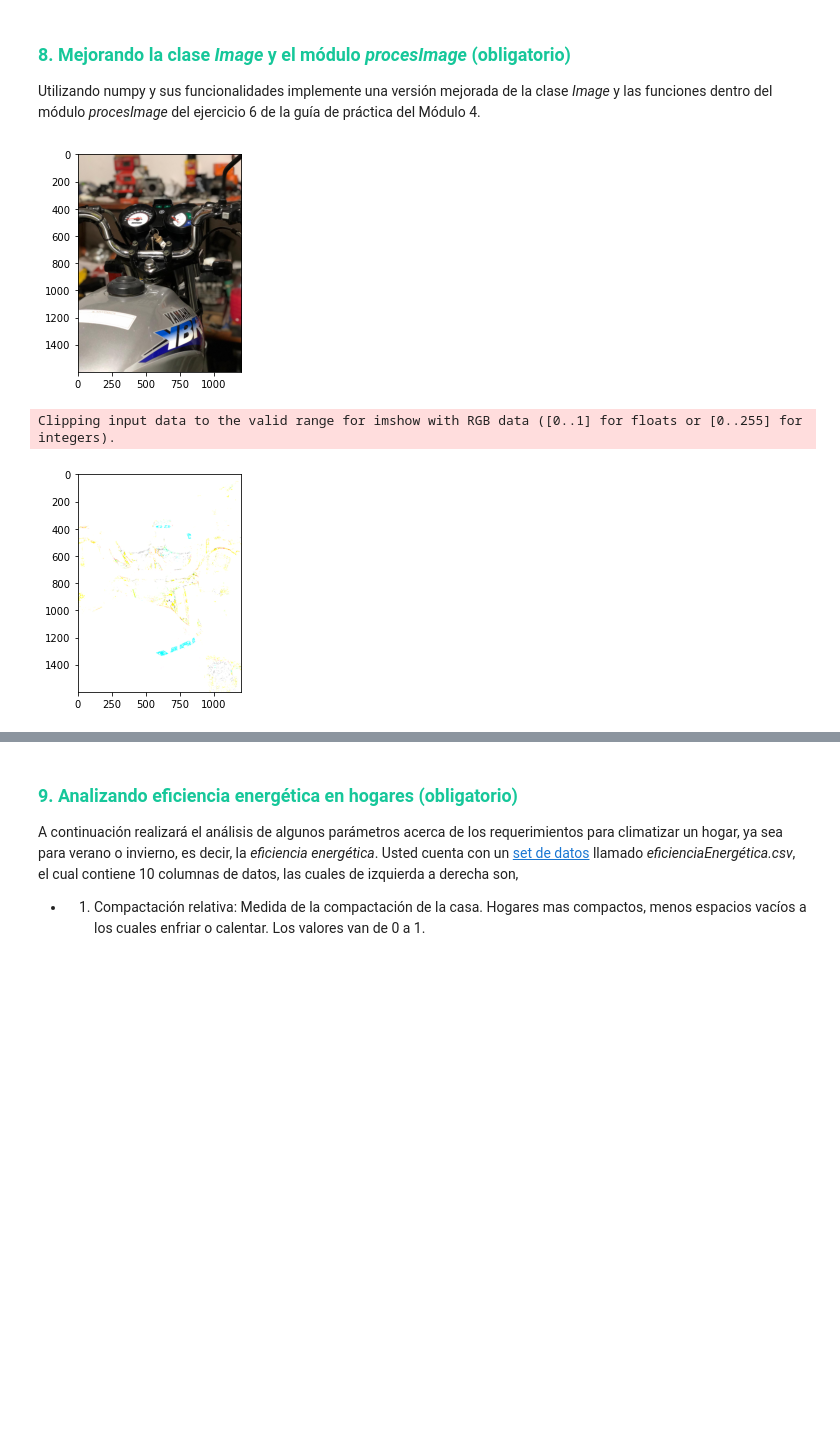
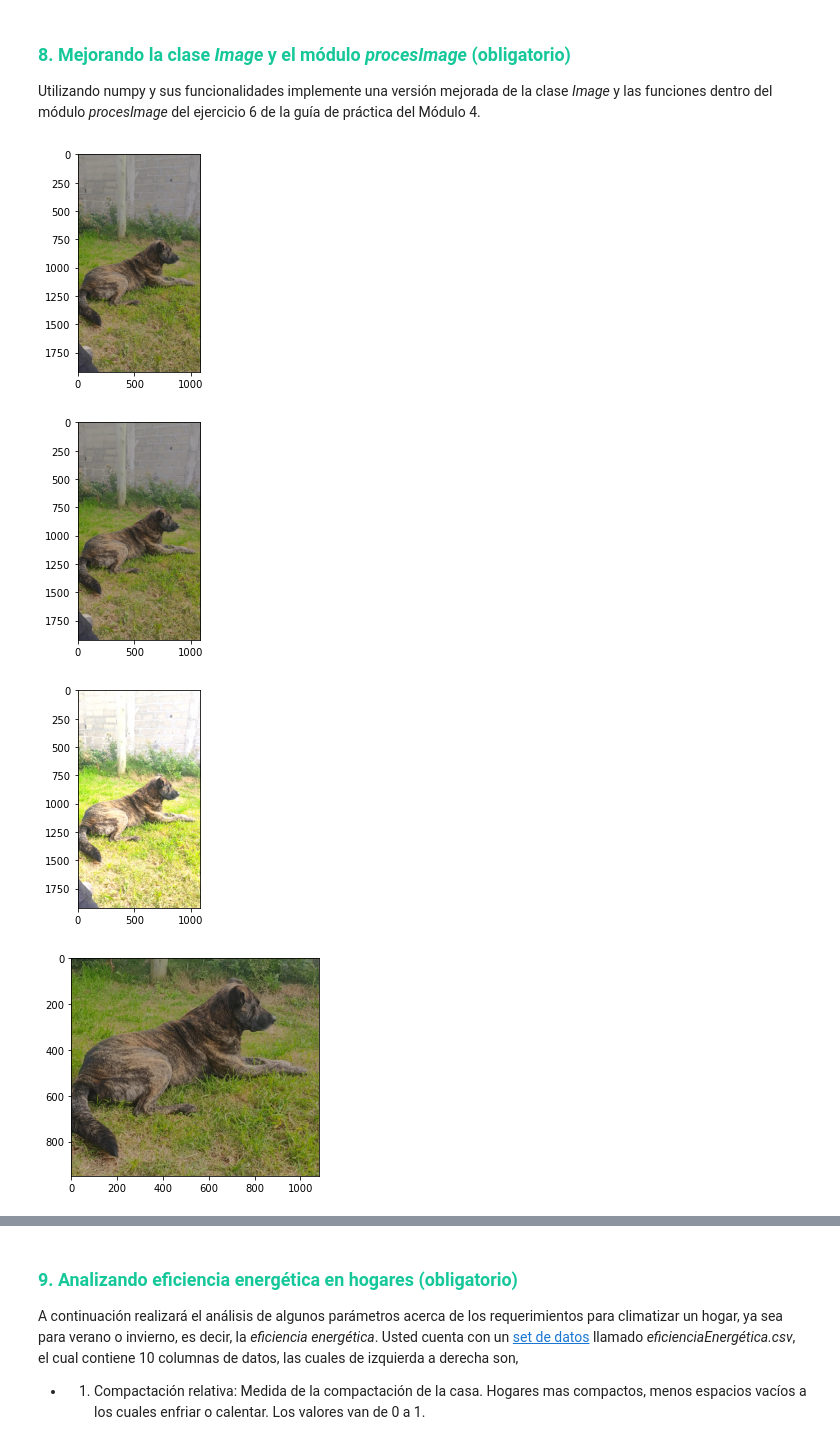
Before and after one commit to maximilianog258/PDAMaxiG, a Jupyter notebook: Jupyter teoría parte 6/Ejercitación Numpy/Módulo 6 - Ejercicios.ipynb, the cells around one changed output, grey strips where cells are left out. Cells and saved outputs as stored; diff of their text form; code cells hidden in the pictures; blank space fills up the shorter version.

```diff
--- a/Jupyter teoría parte 6/Ejercitación Numpy/Módulo 6 - Ejercicios.ipynb
+++ b/Jupyter teoría parte 6/Ejercitación Numpy/Módulo 6 - Ejercicios.ipynb
@@ -398,7 +406,7 @@ class Image():
             - filenme: nombre del archivo de imágen a cargar
         """
         try:
-            self.image = image
+            self.image = crearMatrix(image)
             self.filas = self.image.shape[0] #número de filas
             self.columnas = self.image.shape[1]
         except:
@@ -417,6 +425,7 @@ class Image():
     def showImage(self):
         """Mostramos imágen"""
         ver = plt.imshow(self.image.astype(uint8)) #.astype(np.uint8)
+        plt.show()
 
         return ver
 
@@ -432,21 +441,35 @@ class Image():
 """
 Se utilizara la libreria numpy
 """
+import copy
+
 def ajustarBrillo(brillo, coeficiente=1):
-    bril=brillo
-    bril1= bril*coeficiente
-    mask= bril1[:,:,:] >= 255
-    bril1[mask]=255
-    return bril1
+    copie= copy.deepcopy(brillo)
+    bril=copie.image *coeficiente
+    mask= bril[:,:,:] >= 255
+    bril[mask]=255
+    copie.image=bril
+    return copie
 # %%
-yamahita = mpimg.imread("Yamaha.jpg")
-plt.imshow(yamahita)
+faustich = Image(filename='fausto.jpg')
+lion= Image(filename='leon.jpg')
+faustich.showImage()
+plt.imshow(faustich.image)
+plt.show()
+brillito= ajustarBrillo(faustich,1.8)
+brillito.showImage()
+brillito.image.shape
 plt.show()
 
-looz=ajustarBrillo(yamahita,1.2)
-plt.imshow(looz)
+"""
+Rcortar la imagen
+"""
+
+recortada= faustich.image[650:1600,:,:]
+plt.imshow(recortada)
 plt.show()
 # %% [output]
-[figure, old version]
+[figure, new version]
-Clipping input data to the valid range for imshow with RGB data ([0..1] for floats or [0..255] for integers).
-[figure, old version]
+[figure, new version]
+[figure, added]
+[figure, added]
```
Also changed, not shown: parts of 15 cells of this notebook, 3 other files.
